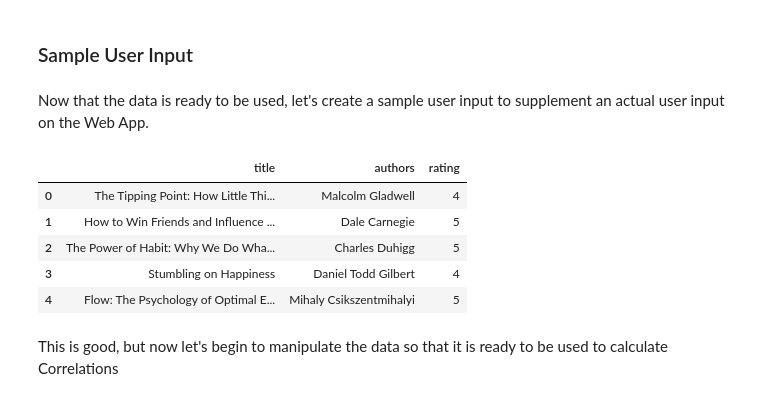
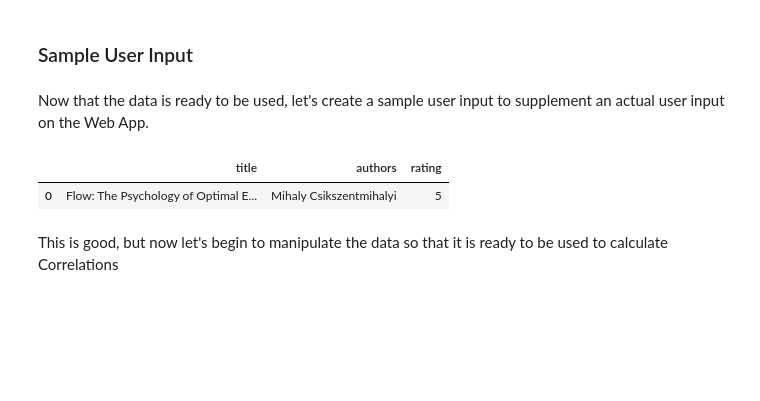
Before and after one commit to gcolson11/Capstone_Books, a Jupyter notebook: Pre-processing and Model.ipynb, the cells around one changed output. Saved outputs shown, nothing was run; the diff lists cells and outputs as text; code cells hidden in the pictures; blank space fills up the shorter version.

```diff
--- a/Pre-processing and Model.ipynb
+++ b/Pre-processing and Model.ipynb
@@ -100,41 +102,37 @@ Now that the data is ready to be used, let's create a sample user input to suppl
 # %%
 # create sample dataframe with 5 book-rating pairs
 
 user_input = [
     #1
-    {'title': 'The Tipping Point: How Little Things Can Make a Big Difference', 'authors': 'Malcolm Gladwell', 'rating': 4},
-    {'title': 'How to Win Friends and Influence People', 'authors': 'Dale Carnegie', 'rating': 5},
-    {'title': 'The Power of Habit: Why We Do What We Do in Life and Business', 'authors': 'Charles Duhigg', 'rating': 5},
-    {'title': 'Stumbling on Happiness', 'authors': 'Daniel Todd Gilbert', 'rating': 4},
+    #{'title': 'The Tipping Point: How Little Things Can Make a Big Difference', 'authors': 'Malcolm Gladwell', 'rating': 4},
+    #{'title': 'How to Win Friends and Influence People', 'authors': 'Dale Carnegie', 'rating': 5},
+    #{'title': 'The Power of Habit: Why We Do What We Do in Life and Business', 'authors': 'Charles Duhigg', 'rating': 5},
+    #{'title': 'Stumbling on Happiness', 'authors': 'Daniel Todd Gilbert', 'rating': 4},
     {'title': 'Flow: The Psychology of Optimal Experience', 'authors': 'Mihaly Csikszentmihalyi', 'rating': 5}
 
     #2
     #{'title': '1984', 'authors': 'George Orwell, Erich Fromm, Celâl Üster', 'rating': 5},
     #{'title': 'The Catcher in the Rye', 'authors': 'J.D. Salinger', 'rating': 3},
     #{'title': 'The Great Gatsby', 'authors': 'F. Scott Fitzgerald', 'rating': 4},
     #{'title': 'To Kill a Mockingbird', 'authors': 'Harper Lee', 'rating': 5},
     #{'title': 'Pride and Prejudice', 'authors': 'Jane Austen', 'rating': 5}
 
     #3
     #{'title': 'The Catcher in the Rye', 'authors': 'J.D. Salinger', 'rating': 5},
     #{'title': 'The Great Gatsby', 'authors': 'F. Scott Fitzgerald', 'rating': 4}
 
     #{'title': 'The Tipping Point: How Little Things Can Make a Big Difference', 'authors': 'Malcolm Gladwell', 'rating': 4},
     #{'title': 'How to Win Friends and Influence People', 'authors': 'Dale Carnegie', 'rating': 4},
     #{'title': 'The Power of Habit: Why We Do What We Do in Life and Business', 'authors': 'Charles Duhigg', 'rating': 5},
     #{'title': 'Sapiens: A Brief History of Humankind', 'authors': 'Yuval Noah Harari', 'rating': 4},
-    #{'title': 'Flow: The Psychology of Optimal Experience', 'authors': 'Mihaly Csikszentmihalyi', 'rating': 5},
+    #{'title': 'Flow: The Psychology of Optimal Experience', 'authors': 'Mihaly Csikszentmihalyi', 'rating': 5}
 ]
 
 input_books = pd.DataFrame(user_input)
 input_books
 # %% [output]
 |  | title | authors | rating |
-| 0 | The Tipping Point: How Little Thi... | Malcolm Gladwell | 4 |
-| 1 | How to Win Friends and Influence ... | Dale Carnegie | 5 |
-| 2 | The Power of Habit: Why We Do Wha... | Charles Duhigg | 5 |
-| 3 | Stumbling on Happiness | Daniel Todd Gilbert | 4 |
-| 4 | Flow: The Psychology of Optimal E... | Mihaly Csikszentmihalyi | 5 |
+| 0 | Flow: The Psychology of Optimal E... | Mihaly Csikszentmihalyi | 5 |
 # %% [markdown]
 This is good, but now let's begin to manipulate the data so that it is ready to be used to calculate Correlations
 # %%
```
Also changed, not shown: parts of 20 cells of this notebook.
